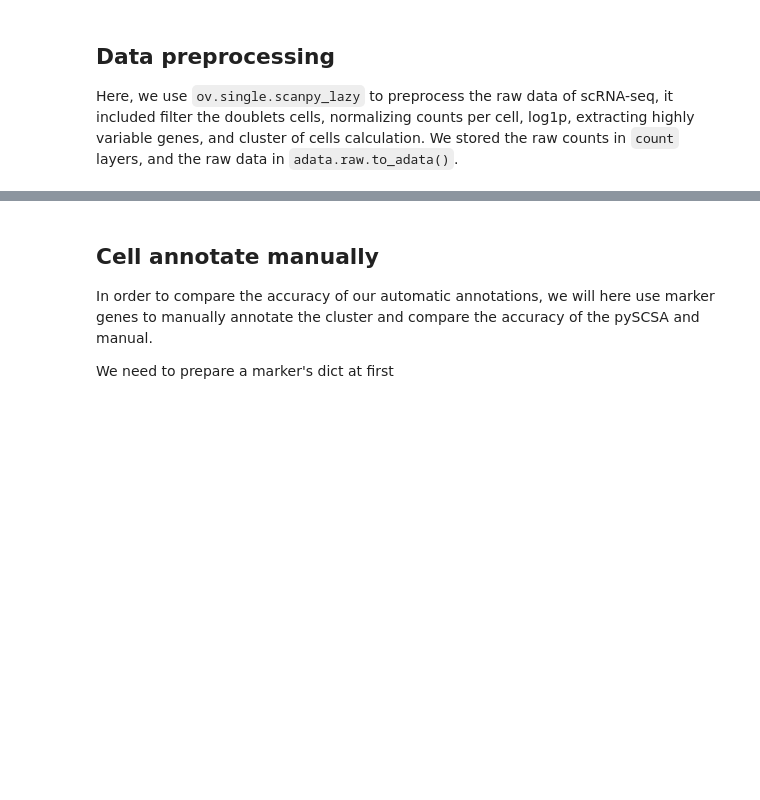
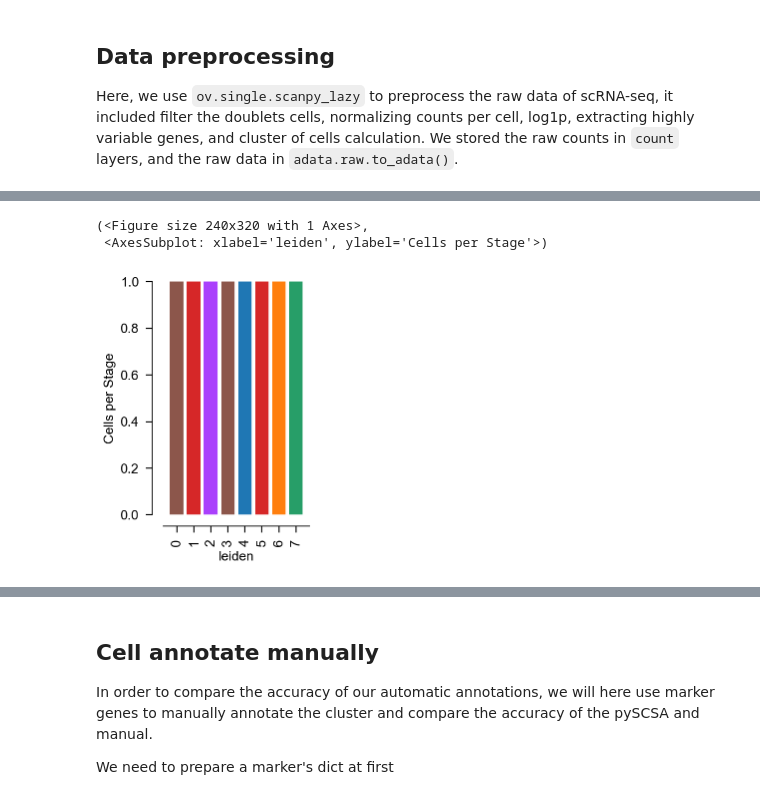
Before and after one commit to Starlitnightly/omicverse, a Jupyter notebook: omicverse_guide/docs/Tutorials-single/t_cellanno.ipynb, the cells around one changed output, grey strips where cells are left out. Cells and saved outputs as stored; diff of their text form; code cells hidden in the pictures; blank space fills up the shorter version.

```diff
--- a/omicverse_guide/docs/Tutorials-single/t_cellanno.ipynb
+++ b/omicverse_guide/docs/Tutorials-single/t_cellanno.ipynb
@@ -176,0 +193,8 @@ sc.pl.umap(adata, color=['leiden','scsa_celltype'], legend_loc='on data', frameo
+# %%
+ov.utils.plot_cellproportion(adata=adata,celltype_clusters='scsa_celltype_cellmarker',
+                    visual_clusters='leiden',
+                    visual_name='leiden',figsize=(3,4))
+# %% [output]
+(<Figure size 240x320 with 1 Axes>,
+ <AxesSubplot: xlabel='leiden', ylabel='Cells per Stage'>)
+[figure, added]
```
Also changed, not shown: parts of 26 cells of this notebook, 1 other file.
